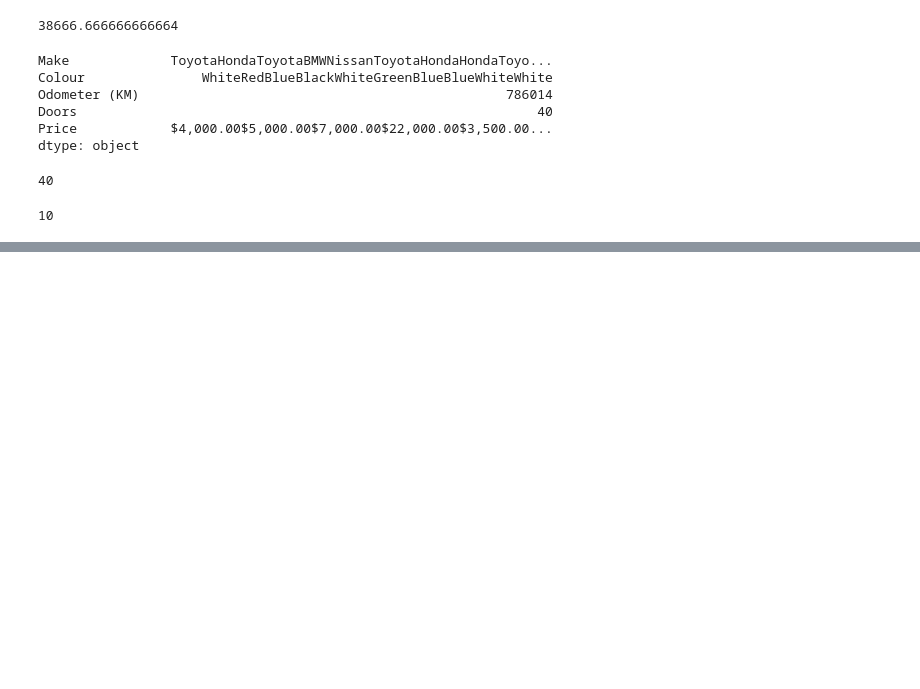
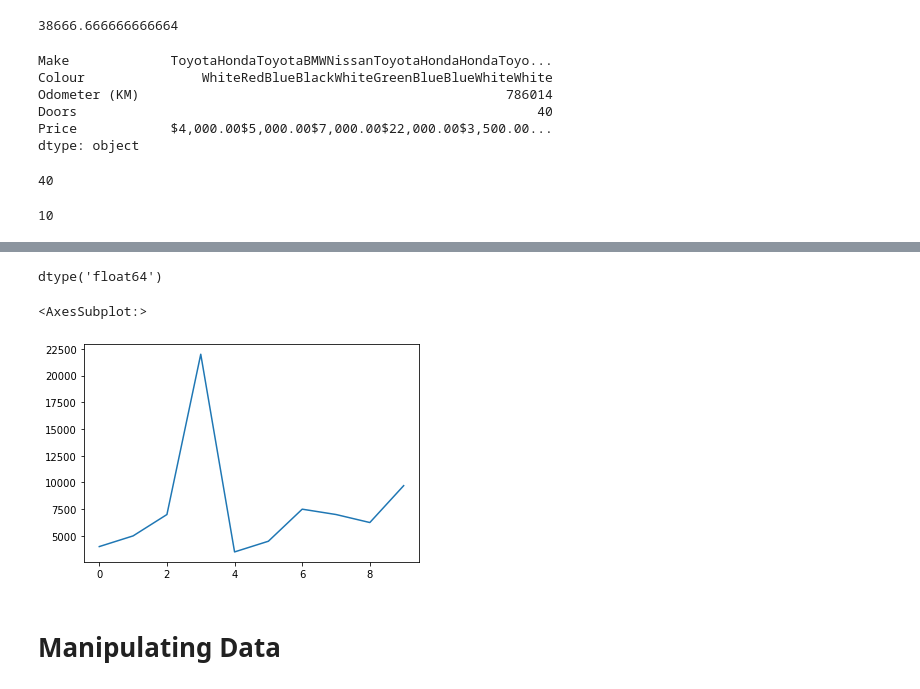
Before and after one commit to johnathon-smith/ml_notes, a Jupyter notebook: Introduction_To_Pandas.ipynb, the cells around one changed output, grey strips where cells are left out. Saved outputs shown, nothing was run; the diff lists cells and outputs as text; code cells hidden in the pictures; blank space fills up the shorter version.

```diff
--- a/Introduction_To_Pandas.ipynb
+++ b/Introduction_To_Pandas.ipynb
@@ -182,0 +322,5 @@ len(car_sales)
+# %%
+#Now I want to graph the car prices, but the car prices are currently non-numeric.
+#I first need to change them to integers
+car_sales["Price"] = car_sales["Price"].str.replace("[\$\,\.]",'').astype(float)
+car_sales
@@ -182,0 +339,5 @@ len(car_sales)
+# %%
+#I managed to change the price to integers, but the two zeros from the cents column still remain.
+#To fix this, we can simply divide by 100
+car_sales["Price"] = car_sales["Price"] / 100
+car_sales
@@ -182,0 +356,12 @@ len(car_sales)
+# %%
+car_sales["Price"].dtype
+# %% [output]
+dtype('float64')
+# %%
+#The Price column is now a float type, but that's okay. We can still graph it
+car_sales.Price.plot()
+# %% [output]
+<AxesSubplot:>
+[figure, added]
+# %% [markdown]
+# Manipulating Data
```
Also changed, not shown: parts of 42 cells of this notebook, 1 other file.
